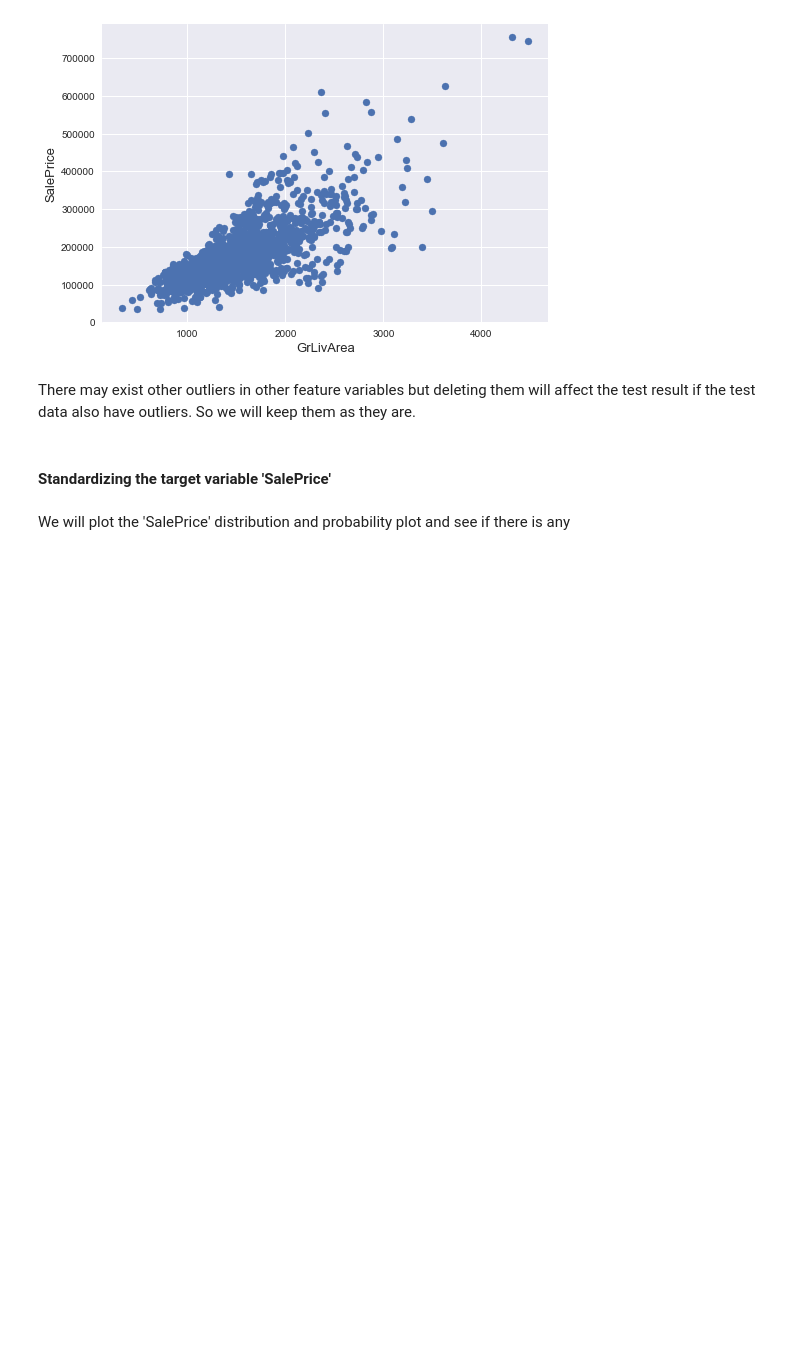
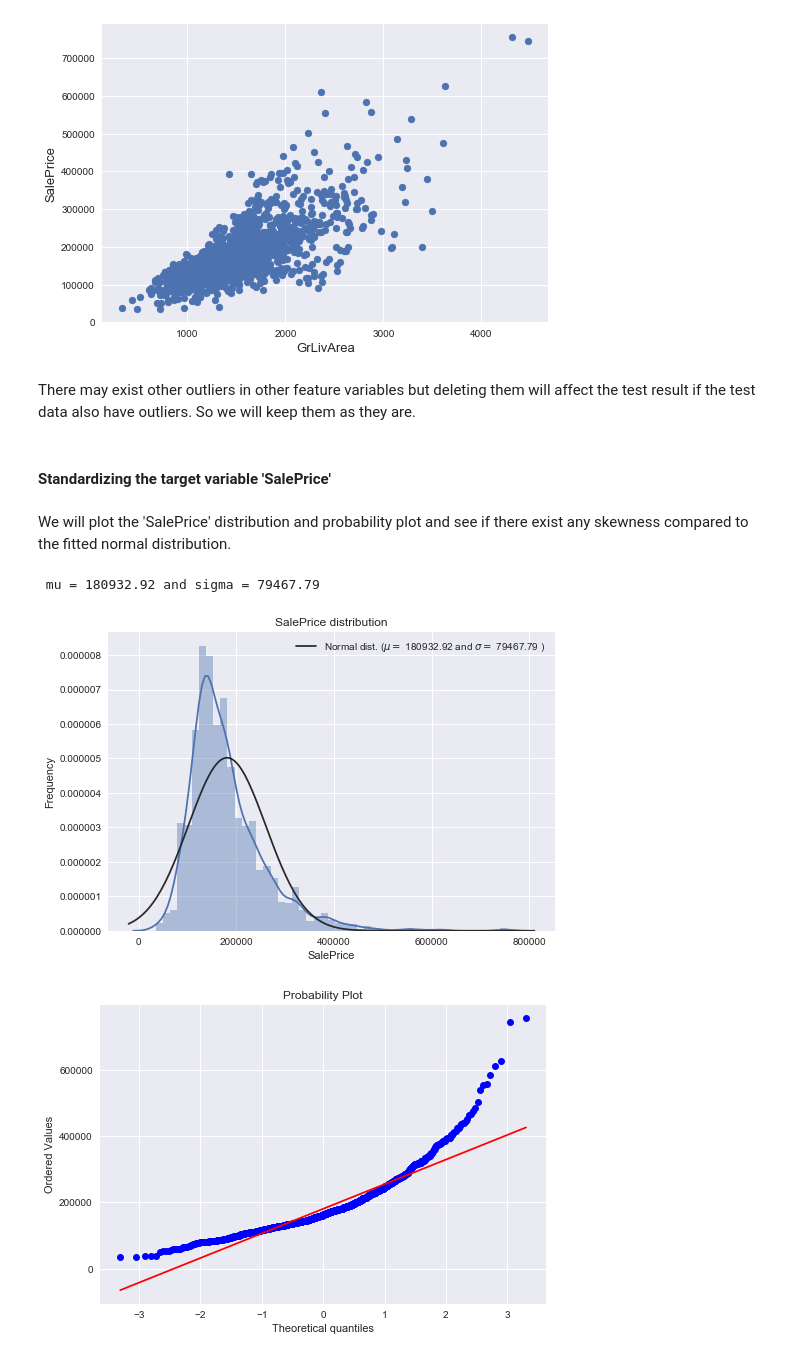
Before and after one commit to Tamim-MR14/House_Price, a Jupyter notebook: House_Price_AI-23.ipynb, the cells around one changed output. Saved outputs shown, nothing was run; the diff lists cells and outputs as text; code cells hidden in the pictures; blank space fills up the shorter version.

```diff
--- a/House_Price_AI-23.ipynb
+++ b/House_Price_AI-23.ipynb
@@ -368,4 +368,25 @@ There may exist other outliers in other feature variables but deleting them will
 # %% [markdown]
 #### Standardizing the target variable 'SalePrice'
 # %% [markdown]
-We will plot the 'SalePrice' distribution and probability plot and see if there is any
+We will plot the 'SalePrice' distribution and probability plot and see if there exist any skewness compared to the fitted normal distribution.
+# %%
+sns.distplot(train['SalePrice'] , fit=norm);
+
+# Get the fitted parameters used by the function
+(mu, sigma) = norm.fit(train['SalePrice'])
+print( '\n mu = {:.2f} and sigma = {:.2f}\n'.format(mu, sigma))
+
+#Now plot the distribution
+plt.legend(['Normal dist. ($\mu=$ {:.2f} and $\sigma=$ {:.2f} )'.format(mu, sigma)],
+            loc='best')
+plt.ylabel('Frequency')
+plt.title('SalePrice distribution')
+
+#Get also the QQ-plot
+fig = plt.figure()
+res = stats.probplot(train['SalePrice'], plot=plt)
+plt.show()
+# %% [output]
+ mu = 180932.92 and sigma = 79467.79
+[figure, added]
+[figure, added]
```
Also changed, not shown: parts of 47 cells of this notebook, 3 other files.
